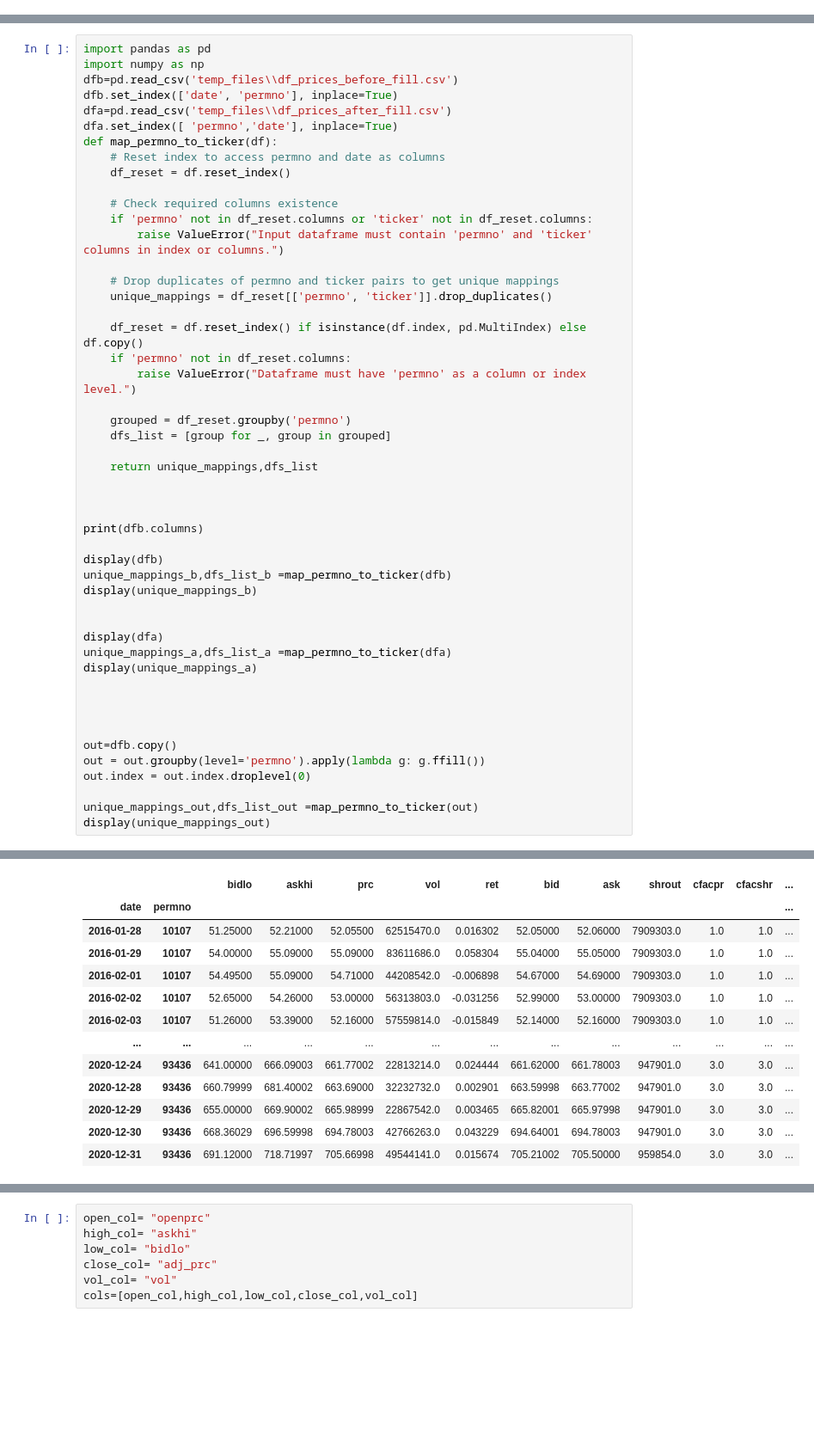
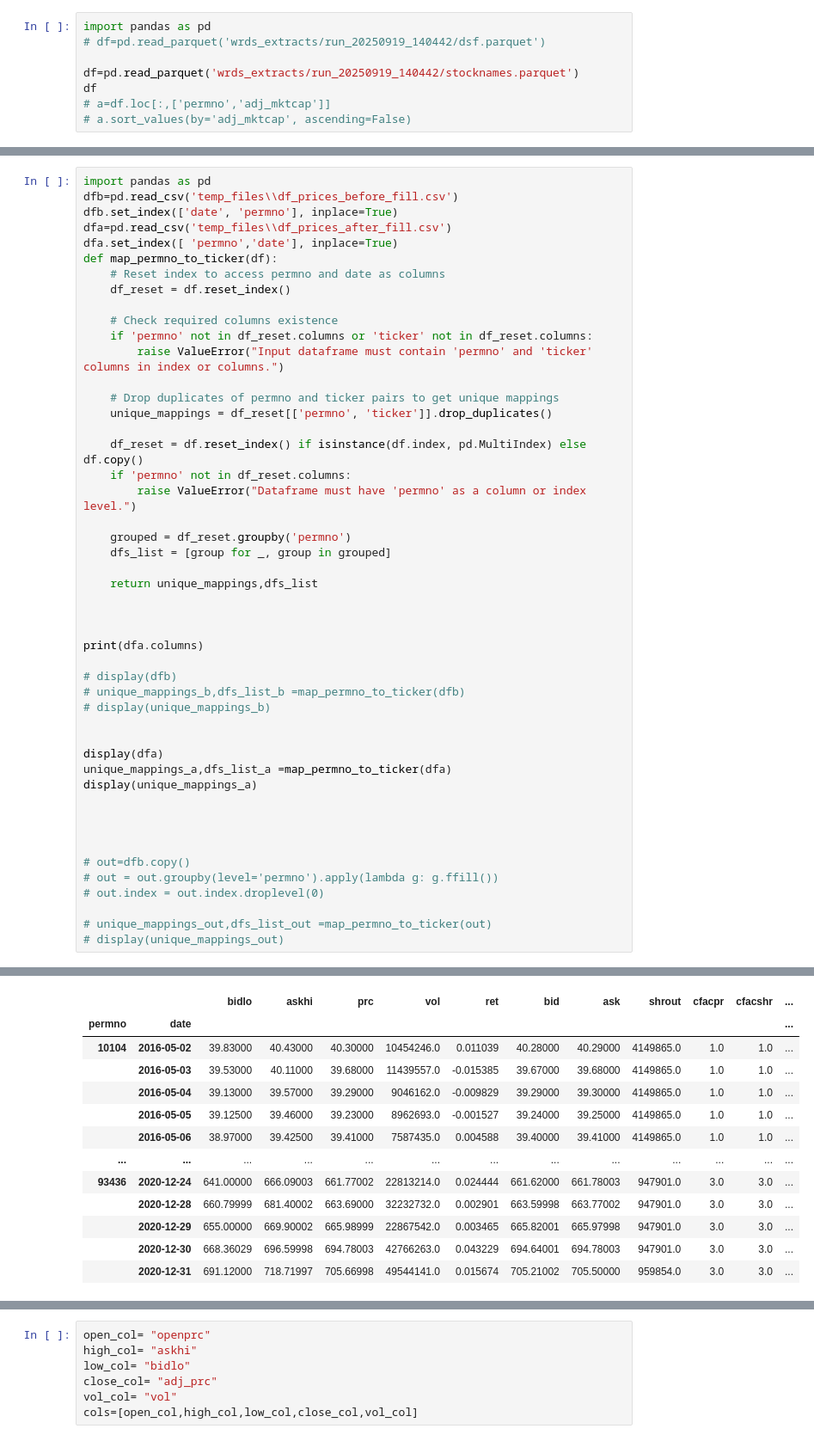
Before and after one commit to navid-nb/MSc_ML_Project1, a Jupyter notebook: temp.ipynb, the cells around one changed output, grey strips where cells are left out. Shown at 86% size. Drawn from its saved outputs; the diff is of its cells as text; blank space fills up the shorter version.

```diff
--- a/temp.ipynb
+++ b/temp.ipynb
@@ -0,0 +1,8 @@
+# %%
+import pandas as pd
+# df=pd.read_parquet('wrds_extracts/run_20250919_140442/dsf.parquet')
+
+df=pd.read_parquet('wrds_extracts/run_20250919_140442/stocknames.parquet')
+df
+# a=df.loc[:,['permno','adj_mktcap']]
+# a.sort_values(by='adj_mktcap', ascending=False)
@@ -1,6 +81,5 @@
 # %%
 import pandas as pd
-import numpy as np
 dfb=pd.read_csv('temp_files\\df_prices_before_fill.csv')
 dfb.set_index(['date', 'permno'], inplace=True)
 dfa=pd.read_csv('temp_files\\df_prices_after_fill.csv')
@@ -27,11 +106,11 @@ def map_permno_to_ticker(df):
 
 
 
-print(dfb.columns)
+print(dfa.columns)
 
-display(dfb)
-unique_mappings_b,dfs_list_b =map_permno_to_ticker(dfb)
-display(unique_mappings_b)
+# display(dfb)
+# unique_mappings_b,dfs_list_b =map_permno_to_ticker(dfb)
+# display(unique_mappings_b)
 
 
 display(dfa)
@@ -41,12 +120,12 @@ display(unique_mappings_a)
 
 
 
-out=dfb.copy()
-out = out.groupby(level='permno').apply(lambda g: g.ffill())
-out.index = out.index.droplevel(0)
+# out=dfb.copy()
+# out = out.groupby(level='permno').apply(lambda g: g.ffill())
+# out.index = out.index.droplevel(0)
 
-unique_mappings_out,dfs_list_out =map_permno_to_ticker(out)
-display(unique_mappings_out)
+# unique_mappings_out,dfs_list_out =map_permno_to_ticker(out)
+# display(unique_mappings_out)
 # %% [output]
 Index(['bidlo', 'askhi', 'prc', 'vol', 'ret', 'bid', 'ask', 'shrout', 'cfacpr',
        'cfacshr', 'openprc', 'numtrd', 'retx', 'adj_prc', 'adj_shrout',
@@ -69,14 +146,14 @@ Index(['bidlo', 'askhi', 'prc', 'vol', 'ret', 'bid', 'ask', 'shrout', 'cfacpr',
       dtype='object')
 |  |  | bidlo | askhi | prc | vol | ret | bid | ask | shrout | cfacpr | cfacshr | ... |
-| date | permno |  |  |  |  |  |  |  |  |  |  | ... |
-| 2016-01-28 | 10107 | 51.25000 | 52.21000 | 52.05500 | 62515470.0 | 0.016302 | 52.05000 | 52.06000 | 7909303.0 | 1.0 | 1.0 | ... |
-| 2016-01-29 | 10107 | 54.00000 | 55.09000 | 55.09000 | 83611686.0 | 0.058304 | 55.04000 | 55.05000 | 7909303.0 | 1.0 | 1.0 | ... |
-| 2016-02-01 | 10107 | 54.49500 | 55.09000 | 54.71000 | 44208542.0 | -0.006898 | 54.67000 | 54.69000 | 7909303.0 | 1.0 | 1.0 | ... |
-| 2016-02-02 | 10107 | 52.65000 | 54.26000 | 53.00000 | 56313803.0 | -0.031256 | 52.99000 | 53.00000 | 7909303.0 | 1.0 | 1.0 | ... |
-| 2016-02-03 | 10107 | 51.26000 | 53.39000 | 52.16000 | 57559814.0 | -0.015849 | 52.14000 | 52.16000 | 7909303.0 | 1.0 | 1.0 | ... |
+| permno | date |  |  |  |  |  |  |  |  |  |  | ... |
+| 10104 | 2016-05-02 | 39.83000 | 40.43000 | 40.30000 | 10454246.0 | 0.011039 | 40.28000 | 40.29000 | 4149865.0 | 1.0 | 1.0 | ... |
+|  | 2016-05-03 | 39.53000 | 40.11000 | 39.68000 | 11439557.0 | -0.015385 | 39.67000 | 39.68000 | 4149865.0 | 1.0 | 1.0 | ... |
+|  | 2016-05-04 | 39.13000 | 39.57000 | 39.29000 | 9046162.0 | -0.009829 | 39.29000 | 39.30000 | 4149865.0 | 1.0 | 1.0 | ... |
+|  | 2016-05-05 | 39.12500 | 39.46000 | 39.23000 | 8962693.0 | -0.001527 | 39.24000 | 39.25000 | 4149865.0 | 1.0 | 1.0 | ... |
+|  | 2016-05-06 | 38.97000 | 39.42500 | 39.41000 | 7587435.0 | 0.004588 | 39.40000 | 39.41000 | 4149865.0 | 1.0 | 1.0 | ... |
 | ... | ... | ... | ... | ... | ... | ... | ... | ... | ... | ... | ... | ... |
-| 2020-12-24 | 93436 | 641.00000 | 666.09003 | 661.77002 | 22813214.0 | 0.024444 | 661.62000 | 661.78003 | 947901.0 | 3.0 | 3.0 | ... |
-| 2020-12-28 | 93436 | 660.79999 | 681.40002 | 663.69000 | 32232732.0 | 0.002901 | 663.59998 | 663.77002 | 947901.0 | 3.0 | 3.0 | ... |
-| 2020-12-29 | 93436 | 655.00000 | 669.90002 | 665.98999 | 22867542.0 | 0.003465 | 665.82001 | 665.97998 | 947901.0 | 3.0 | 3.0 | ... |
-| 2020-12-30 | 93436 | 668.36029 | 696.59998 | 694.78003 | 42766263.0 | 0.043229 | 694.64001 | 694.78003 | 947901.0 | 3.0 | 3.0 | ... |
-| 2020-12-31 | 93436 | 691.12000 | 718.71997 | 705.66998 | 49544141.0 | 0.015674 | 705.21002 | 705.50000 | 959854.0 | 3.0 | 3.0 | ... |
+| 93436 | 2020-12-24 | 641.00000 | 666.09003 | 661.77002 | 22813214.0 | 0.024444 | 661.62000 | 661.78003 | 947901.0 | 3.0 | 3.0 | ... |
+|  | 2020-12-28 | 660.79999 | 681.40002 | 663.69000 | 32232732.0 | 0.002901 | 663.59998 | 663.77002 | 947901.0 | 3.0 | 3.0 | ... |
+|  | 2020-12-29 | 655.00000 | 669.90002 | 665.98999 | 22867542.0 | 0.003465 | 665.82001 | 665.97998 | 947901.0 | 3.0 | 3.0 | ... |
+|  | 2020-12-30 | 668.36029 | 696.59998 | 694.78003 | 42766263.0 | 0.043229 | 694.64001 | 694.78003 | 947901.0 | 3.0 | 3.0 | ... |
+|  | 2020-12-31 | 691.12000 | 718.71997 | 705.66998 | 49544141.0 | 0.015674 | 705.21002 | 705.50000 | 959854.0 | 3.0 | 3.0 | ... |
```
Also changed, not shown: parts of 7 cells of this notebook, 7 other files.
